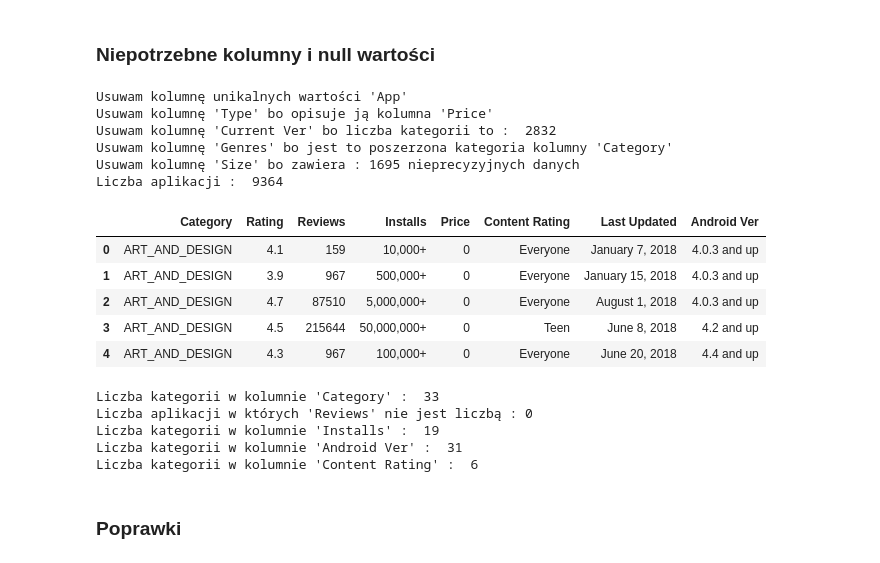
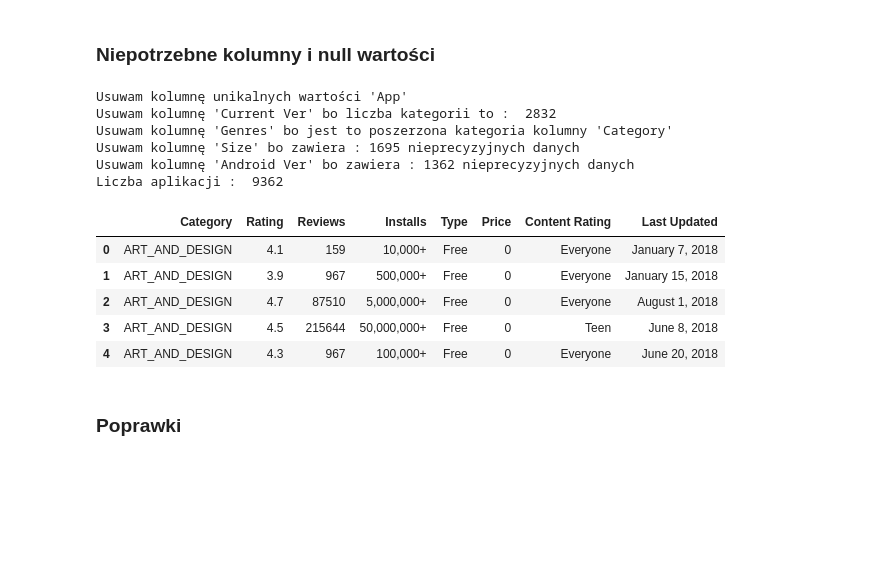
Before and after one commit to KSob01/Projekt-PSI, a Jupyter notebook: GOOGLE STORE.ipynb, the cells around one changed output. Drawn from its saved outputs; the diff is of its cells as text; code cells hidden in the pictures; blank space fills up the shorter version.

```diff
--- a/GOOGLE STORE.ipynb
+++ b/GOOGLE STORE.ipynb
@@ -57,42 +57,30 @@ memory usage: 1.1+ MB
 # %% [markdown]
 ### Niepotrzebne kolumny i null wartości
 # %%
-cols = ['App', 'Type','Current Ver','Genres','Size']
+cols = ['App','Current Ver','Genres','Size','Android Ver']
 print("Usuwam kolumnę unikalnych wartości 'App' ")
-print("Usuwam kolumnę 'Type' bo opisuje ją kolumna 'Price' ")
 print("Usuwam kolumnę 'Current Ver' bo liczba kategorii to : ", data['Current Ver'].nunique())
 print("Usuwam kolumnę 'Genres' bo jest to poszerzona kategoria kolumny 'Category'")
 print("Usuwam kolumnę 'Size' bo zawiera :",len(data.loc[data['Size'] =='Varies with device']),"nieprecyzyjnych danych")
+print("Usuwam kolumnę 'Android Ver' bo zawiera :",len(data.loc[data['Android Ver'] =='Varies with device']),"nieprecyzyjnych danych")
+data = data[data['Content Rating'].isin(['Adults only 18+','Unrated']) == False]
 data = data.drop(cols, axis=1)
 data.dropna(inplace= True)
 print('Liczba aplikacji : ' , len(data))
 data.head()
 # %% [output]
 Usuwam kolumnę unikalnych wartości 'App'
-Usuwam kolumnę 'Type' bo opisuje ją kolumna 'Price'
 Usuwam kolumnę 'Current Ver' bo liczba kategorii to :  2832
 Usuwam kolumnę 'Genres' bo jest to poszerzona kategoria kolumny 'Category'
 Usuwam kolumnę 'Size' bo zawiera : 1695 nieprecyzyjnych danych
-Liczba aplikacji :  9364
+Usuwam kolumnę 'Android Ver' bo zawiera : 1362 nieprecyzyjnych danych
+Liczba aplikacji :  9362
-|  | Category | Rating | Reviews | Installs | Price | Content Rating | Last Updated | Android Ver |
-| 0 | ART_AND_DESIGN | 4.1 | 159 | 10,000+ | 0 | Everyone | January 7, 2018 | 4.0.3 and up |
-| 1 | ART_AND_DESIGN | 3.9 | 967 | 500,000+ | 0 | Everyone | January 15, 2018 | 4.0.3 and up |
-| 2 | ART_AND_DESIGN | 4.7 | 87510 | 5,000,000+ | 0 | Everyone | August 1, 2018 | 4.0.3 and up |
-| 3 | ART_AND_DESIGN | 4.5 | 215644 | 50,000,000+ | 0 | Teen | June 8, 2018 | 4.2 and up |
-| 4 | ART_AND_DESIGN | 4.3 | 967 | 100,000+ | 0 | Everyone | June 20, 2018 | 4.4 and up |
+|  | Category | Rating | Reviews | Installs | Type | Price | Content Rating | Last Updated |
+| 0 | ART_AND_DESIGN | 4.1 | 159 | 10,000+ | Free | 0 | Everyone | January 7, 2018 |
+| 1 | ART_AND_DESIGN | 3.9 | 967 | 500,000+ | Free | 0 | Everyone | January 15, 2018 |
+| 2 | ART_AND_DESIGN | 4.7 | 87510 | 5,000,000+ | Free | 0 | Everyone | August 1, 2018 |
+| 3 | ART_AND_DESIGN | 4.5 | 215644 | 50,000,000+ | Free | 0 | Teen | June 8, 2018 |
+| 4 | ART_AND_DESIGN | 4.3 | 967 | 100,000+ | Free | 0 | Everyone | June 20, 2018 |
-# %%
-print("Liczba kategorii w kolumnie 'Category' : ", data['Category'].nunique())
-print("Liczba aplikacji w których 'Reviews' nie jest liczbą :", len(data[data['Reviews'].str.match('^[0-9]+$')==False]))
-data['Reviews'] = data['Reviews'].astype('int')
-print("Liczba kategorii w kolumnie 'Installs' : ", data['Installs'].nunique())
-print("Liczba kategorii w kolumnie 'Android Ver' : ", data['Android Ver'].nunique())
-print("Liczba kategorii w kolumnie 'Content Rating' : ", data['Content Rating'].nunique())
-# %% [output]
-Liczba kategorii w kolumnie 'Category' :  33
-Liczba aplikacji w których 'Reviews' nie jest liczbą : 0
-Liczba kategorii w kolumnie 'Installs' :  19
-Liczba kategorii w kolumnie 'Android Ver' :  31
-Liczba kategorii w kolumnie 'Content Rating' :  6
 # %% [markdown]
 ### Poprawki
 # %% [markdown]
```
Also changed, not shown: parts of 15 cells of this notebook.
